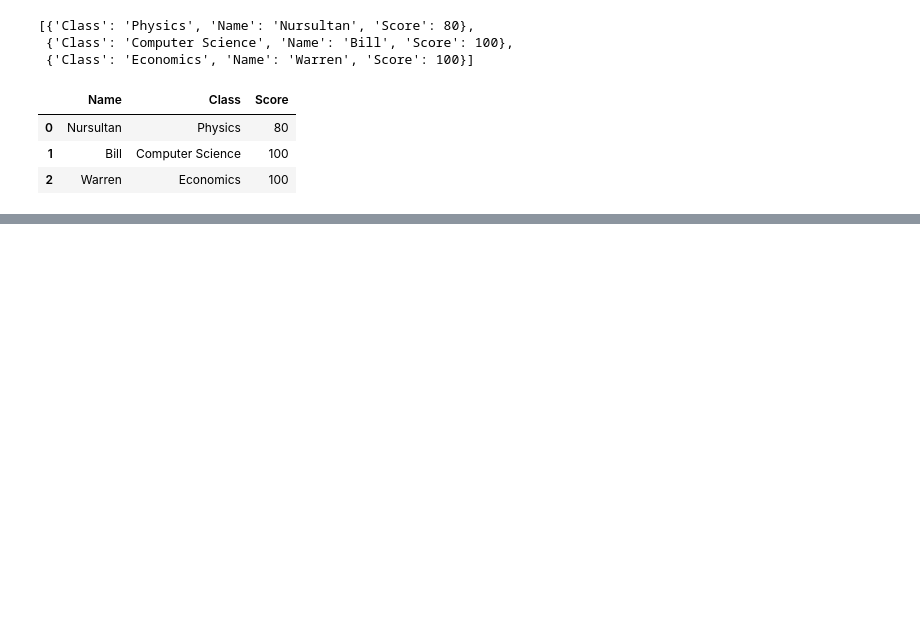
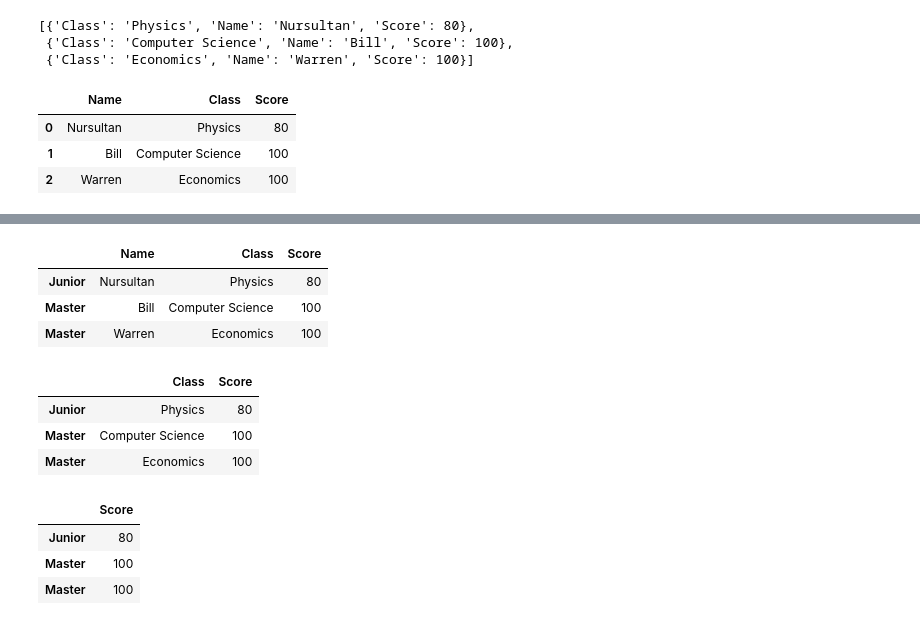
Before and after one commit to nurskurmanbekov/Applied-Data-Science-with-Python, a Jupyter notebook: Week_2.ipynb, the cells around one changed output, grey strips where cells are left out. Drawn from its saved outputs; the diff is of its cells as text; code cells hidden in the pictures; blank space fills up the shorter version.

```diff
--- a/Week_2.ipynb
+++ b/Week_2.ipynb
@@ -414,0 +487,7 @@ df = pd.DataFrame(students, index = ['Junior', 'Master', 'Master'])
+# %%
+df
+# %% [output]
+|  | Name | Class | Score |
+| Junior | Nursultan | Physics | 80 |
+| Master | Bill | Computer Science | 100 |
+| Master | Warren | Economics | 100 |
@@ -414,0 +498,15 @@ df = pd.DataFrame(students, index = ['Junior', 'Master', 'Master'])
+# %%
+copy_df
+# %% [output]
+|  | Class | Score |
+| Junior | Physics | 80 |
+| Master | Computer Science | 100 |
+| Master | Economics | 100 |
+# %%
+del copy_df['Class']
+copy_df
+# %% [output]
+|  | Score |
+| Junior | 80 |
+| Master | 100 |
+| Master | 100 |
```
Also changed, not shown: parts of 24 cells of this notebook.
